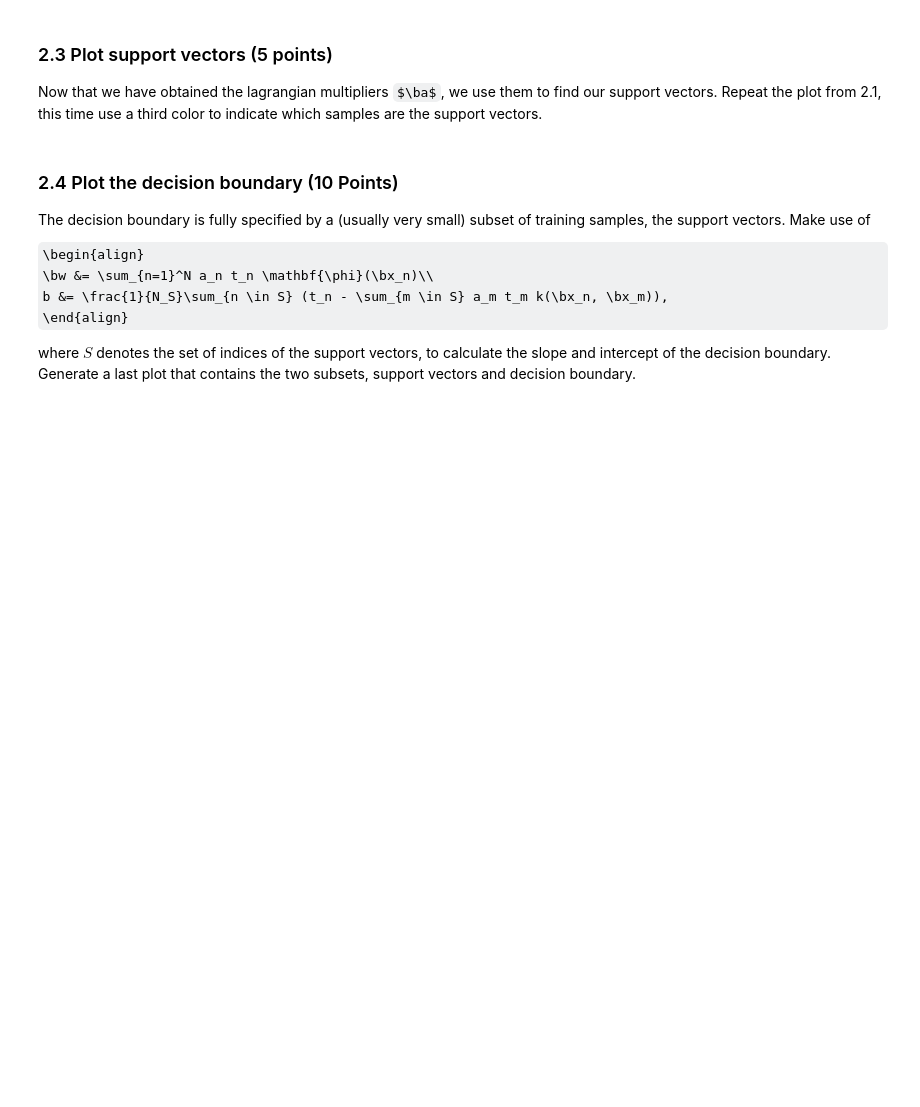
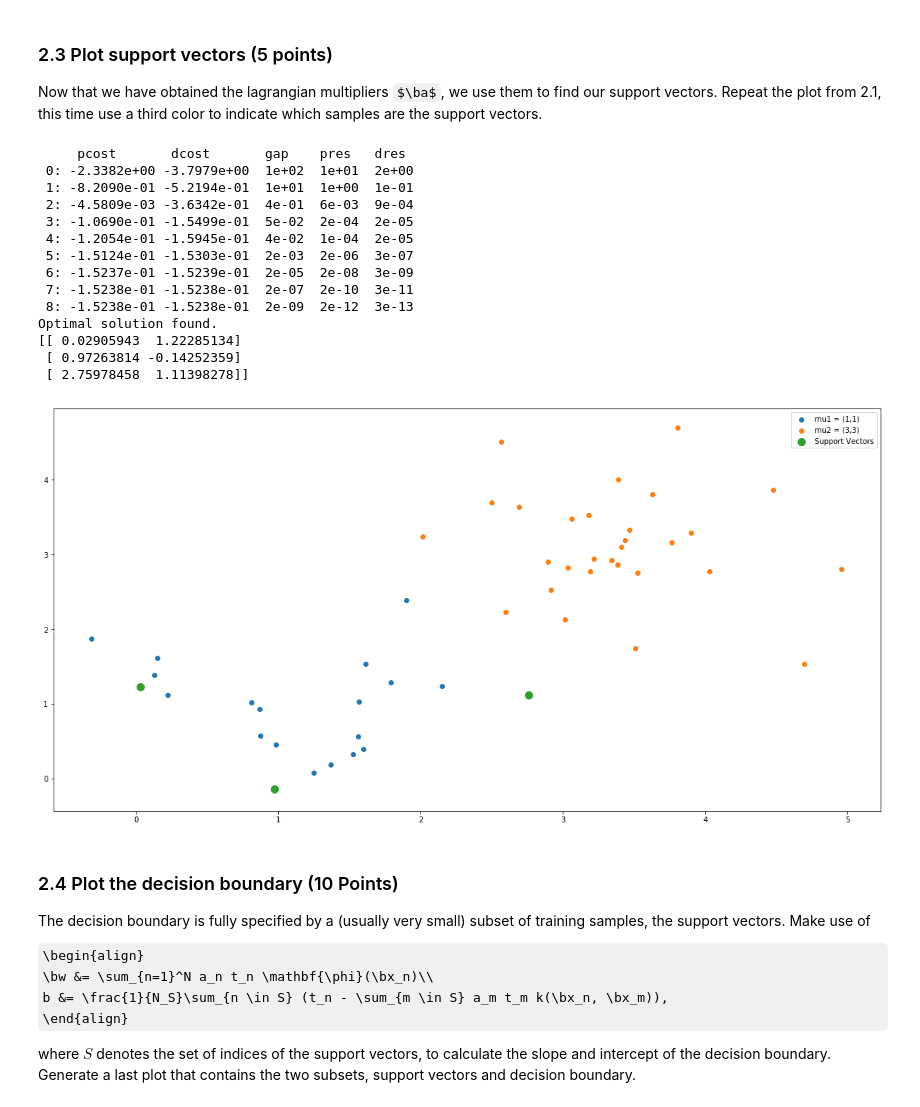
Before and after one commit to jorism1993/ML-lab1, a Jupyter notebook: lab3.ipynb, the cells around one changed output. Cells and saved outputs as stored; diff of their text form; code cells hidden in the pictures; some formulas as TeX source; blank space fills up the shorter version.

```diff
--- a/lab3.ipynb
+++ b/lab3.ipynb
@@ -496,10 +496,23 @@ import cvxopt
 
 def compute_multipliers(X, t):
     # YOUR CODE HERE
-    raise NotImplementedError()
+    #raise NotImplementedError()
+    dim = shape(X)[0]
 
-    P = cvxopt.matrix(K)
-    sol = cvxopt.solvers.qp(P, q, G, h, A, b)
+    # Multiply with the target
+    for i in range(len(t_test)):
+        X[i,:] *= int(t[i])
+
+    P = cvxopt.matrix(computeK(X),tc='d')
+    q = cvxopt.matrix(np.ones([dim])*-1,tc='d')
+
+    G = cvxopt.matrix(np.identity(dim)*-1,tc='d')
+    h = cvxopt.matrix(np.zeros([dim,1]),tc='d')
+
+    A = cvxopt.matrix(t,tc='d').T
+    b = cvxopt.matrix(np.zeros([1,1]),tc='d')
+
+    sol = cvxopt.solvers.qp(P, q, G, h, A,b)
     a = np.array(sol['x'])
     return a
 # %%
@@ -520,3 +539,37 @@ raise NotImplementedError()
+# %%
+# YOUR CODE HERE
+# raise NotImplementedError()
+
+X, t = create_X_and_t(X1, X2)
+a = compute_multipliers(X,t)
+support_vectors = np.zeros([1,2])
+
+for i in range(len(a)):
+    if a[i,0] > 1 * (10**-4):
+        support_vectors = np.vstack((support_vectors,X[i,:]))
+SV = support_vectors[1:,:]
+print (SV)
+plt.scatter(X1[:,0],X1[:,1],label='mu1 = (1,1)')
+plt.scatter(X2[:,0],X2[:,1],label='mu2 = (3,3)')
+plt.scatter(SV[:,0],SV[:,1],label='Support Vectors',s=100)
+plt.legend()
+plt.show()
+# %% [output]
+     pcost       dcost       gap    pres   dres
+ 0: -2.3382e+00 -3.7979e+00  1e+02  1e+01  2e+00
+ 1: -8.2090e-01 -5.2194e-01  1e+01  1e+00  1e-01
+ 2: -4.5809e-03 -3.6342e-01  4e-01  6e-03  9e-04
+ 3: -1.0690e-01 -1.5499e-01  5e-02  2e-04  2e-05
+ 4: -1.2054e-01 -1.5945e-01  4e-02  1e-04  2e-05
+ 5: -1.5124e-01 -1.5303e-01  2e-03  2e-06  3e-07
+ 6: -1.5237e-01 -1.5239e-01  2e-05  2e-08  3e-09
+ 7: -1.5238e-01 -1.5238e-01  2e-07  2e-10  3e-11
+ 8: -1.5238e-01 -1.5238e-01  2e-09  2e-12  3e-13
+Optimal solution found.
+[[ 0.02905943  1.22285134]
+ [ 0.97263814 -0.14252359]
+ [ 2.75978458  1.11398278]]
+[figure, added]
 # %% [markdown]
 ### 2.4 Plot the decision boundary (10 Points)
 The decision boundary is fully specified by a (usually very small) subset of training samples, the support vectors. Make use of
```
Also changed, not shown: parts of 3 cells of this notebook, 1 other file.
